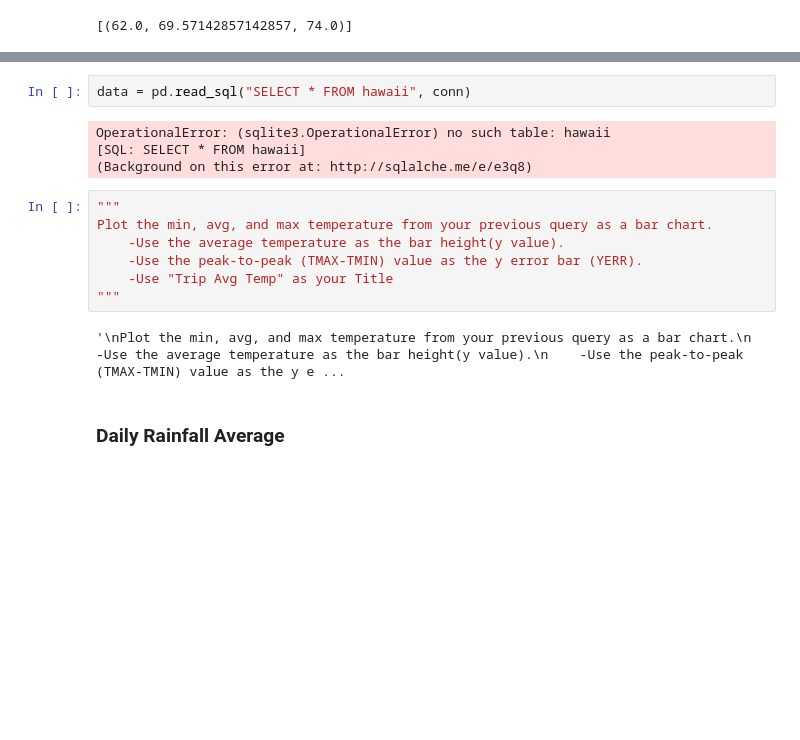
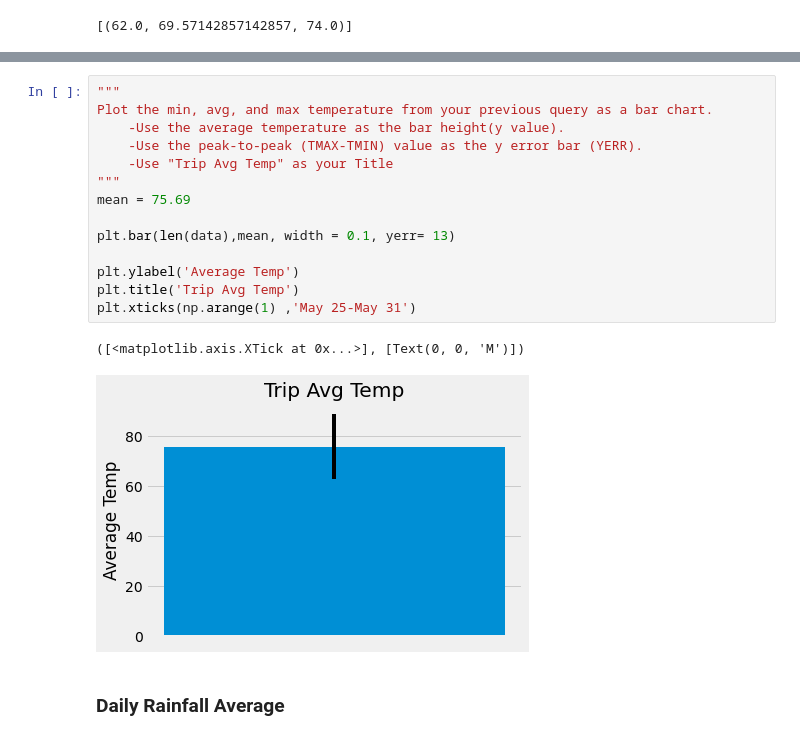
Before and after one commit to Mkang525/sqlalchemy-challenge, a Jupyter notebook: sqlalchemy_hw.ipynb, the cells around one changed output, grey strips where cells are left out. Drawn from its saved outputs; the diff is of its cells as text; blank space fills up the shorter version.

```diff
--- a/sqlalchemy_hw.ipynb
+++ b/sqlalchemy_hw.ipynb
@@ -514,18 +536,20 @@ conn = engine.connect()
-# %%
-data = pd.read_sql("SELECT * FROM hawaii", conn)
-# %% [output]
-OperationalError: (sqlite3.OperationalError) no such table: hawaii
-[SQL: SELECT * FROM hawaii]
-(Background on this error at: http://sqlalche.me/e/e3q8)
 # %%
 """
 Plot the min, avg, and max temperature from your previous query as a bar chart.
     -Use the average temperature as the bar height(y value).
     -Use the peak-to-peak (TMAX-TMIN) value as the y error bar (YERR).
     -Use "Trip Avg Temp" as your Title
 """
+mean = 75.69
+
+plt.bar(len(data),mean, width = 0.1, yerr= 13)
+
+plt.ylabel('Average Temp')
+plt.title('Trip Avg Temp')
+plt.xticks(np.arange(1) ,'May 25-May 31')
 # %% [output]
-'\nPlot the min, avg, and max temperature from your previous query as a bar chart.\n    -Use the average temperature as the bar height(y value).\n    -Use the peak-to-peak (TMAX-TMIN) value as the y e ...
+([<matplotlib.axis.XTick at 0x...>], [Text(0, 0, 'M')])
+[figure, added]
 # %% [markdown]
 ### Daily Rainfall Average
 # %%
```
Also changed, not shown: parts of 12 cells of this notebook.
